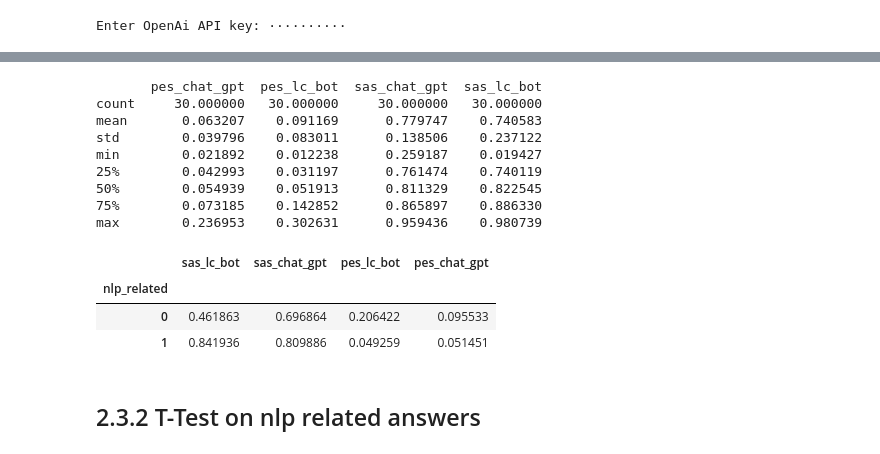
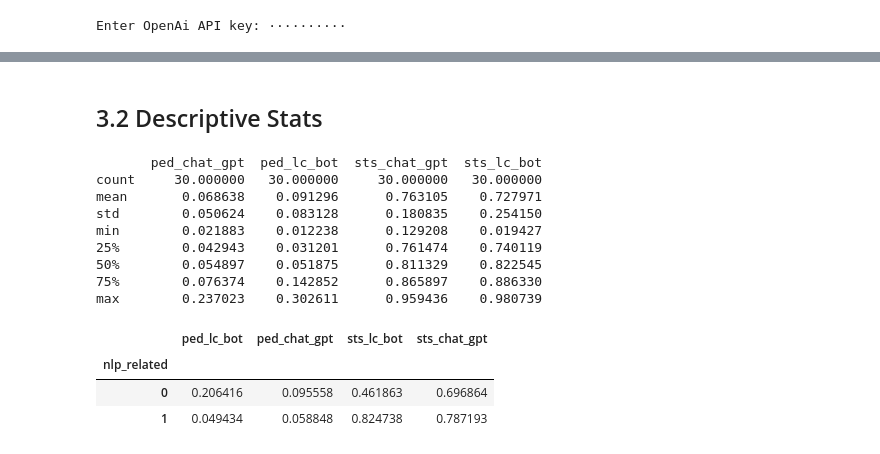
Before and after one commit to 3lle4/Lingception, a Jupyter notebook: lingception_eval.ipynb, the cells around one changed output, grey strips where cells are left out. Saved outputs shown, nothing was run; the diff lists cells and outputs as text; code cells hidden in the pictures.

```diff
--- a/lingception_eval.ipynb
+++ b/lingception_eval.ipynb
@@ -75,10 +76,10 @@ os.environ["OPENAI_API_KEY"] = OPENAI_API_KEY
 evaluator = load_evaluator("pairwise_embedding_distance")
 # %%
 # Pairwise Embedding Score for Expert/Lingception Bot
-df['pes_lc_bot'] = df.apply(lambda row: evaluator({'prediction_b': row['expert'], 'prediction': row['lc_bot']})['score'], axis=1)
+df['ped_lc_bot'] = df.apply(lambda row: evaluator({'prediction_b': row['expert'], 'prediction': row['lc_bot']})['score'], axis=1)
 # %%
 # Pairwise Embedding Score for Expert/ChatGPT
-df['pes_chat_gpt'] = df.apply(lambda row: evaluator({'prediction_b': row['expert'], 'prediction': row['chat_gpt']})['score'], axis=1)
+df['ped_chat_gpt'] = df.apply(lambda row: evaluator({'prediction_b': row['expert'], 'prediction': row['chat_gpt']})['score'], axis=1)
 # %%
 df
 # %% [output]
@@ -112,10 +113,10 @@ The chosen model calculates the cosine similarity of two given output texts.
 
 Model: [all-mpnet-base-v2](https://huggingface.co/sentence-transformers/all-mpnet-base-v2), Benchmark: [sbert.net](https://www.sbert.net/docs/pretrained_models.html)
 # %%
-# Semantic Answer Similarity for Expert / Lingception Bot
+# Semantic Textual Similarity for Expert / Lingception Bot
 model = SentenceTransformer('all-MiniLM-L6-v2')
 
-df['sas_lc_bot'] = float('NaN')
+df['sts_lc_bot'] = float('NaN')
 
 for index, row in df.iterrows():
     expert_text = row['expert']
@@ -124,10 +125,10 @@ for index, row in df.iterrows():
     expert_embedding = model.encode(expert_text, convert_to_tensor=True)
     chat_gpt_embedding = model.encode(chat_gpt_text, convert_to_tensor=True)
 
-    df.at[index, 'sas_lc_bot'] = util.pytorch_cos_sim(expert_embedding, chat_gpt_embedding).item()
+    df.at[index, 'sts_lc_bot'] = util.pytorch_cos_sim(expert_embedding, chat_gpt_embedding).item()
 # %%
-# Semantic Answer Similarity for Expert / ChatGPT
-df['sas_chat_gpt'] = float('NaN')
+# Semantic Textual Similarity for Expert / ChatGPT
+df['sts_chat_gpt'] = float('NaN')
 
 for index, row in df.iterrows():
     expert_text = row['expert']
@@ -136,7 +137,7 @@ for index, row in df.iterrows():
     expert_embedding = model.encode(expert_text, convert_to_tensor=True)
     chat_gpt_embedding = model.encode(chat_gpt_text, convert_to_tensor=True)
 
-    df.at[index, 'sas_chat_gpt'] = util.pytorch_cos_sim(expert_embedding, chat_gpt_embedding).item()
+    df.at[index, 'sts_chat_gpt'] = util.pytorch_cos_sim(expert_embedding, chat_gpt_embedding).item()
 # %%
 df
 # %% [output]
@@ -162,30 +168,30 @@ df
+# %% [markdown]
+## 3.2 Descriptive Stats
 # %%
 # summary statistics
-summary_stats = df[['pes_chat_gpt','pes_lc_bot', 'sas_chat_gpt', 'sas_lc_bot']].describe()
+summary_stats = df[['ped_chat_gpt','ped_lc_bot', 'sts_chat_gpt', 'sts_lc_bot']].describe()
 
 print(summary_stats)
 # %% [output]
-       pes_chat_gpt  pes_lc_bot  sas_chat_gpt  sas_lc_bot
+       ped_chat_gpt  ped_lc_bot  sts_chat_gpt  sts_lc_bot
 count     30.000000   30.000000     30.000000   30.000000
-mean       0.063207    0.091169      0.779747    0.740583
-std        0.039796    0.083011      0.138506    0.237122
-min        0.021892    0.012238      0.259187    0.019427
-25%        0.042993    0.031197      0.761474    0.740119
-50%        0.054939    0.051913      0.811329    0.822545
-75%        0.073185    0.142852      0.865897    0.886330
-max        0.236953    0.302631      0.959436    0.980739
+mean       0.068638    0.091296      0.763105    0.727971
+std        0.050624    0.083128      0.180835    0.254150
+min        0.021883    0.012238      0.129208    0.019427
+25%        0.042943    0.031201      0.761474    0.740119
+50%        0.054897    0.051875      0.811329    0.822545
+75%        0.076374    0.142852      0.865897    0.886330
+max        0.237023    0.302611      0.959436    0.980739
 # %%
 # Calculate the means based on the 'nlp_related' column
-grouped_means = df.groupby('nlp_related')[['sas_lc_bot', 'sas_chat_gpt', 'pes_lc_bot', 'pes_chat_gpt']].mean()
+grouped_means = df.groupby('nlp_related')[['ped_lc_bot', 'ped_chat_gpt','sts_lc_bot', 'sts_chat_gpt']].mean()
 
 grouped_means
 # %% [output]
-|  | sas_lc_bot | sas_chat_gpt | pes_lc_bot | pes_chat_gpt |
+|  | ped_lc_bot | ped_chat_gpt | sts_lc_bot | sts_chat_gpt |
 | nlp_related |  |  |  |  |
-| 0 | 0.461863 | 0.696864 | 0.206422 | 0.095533 |
-| 1 | 0.841936 | 0.809886 | 0.049259 | 0.051451 |
+| 0 | 0.206416 | 0.095558 | 0.461863 | 0.696864 |
+| 1 | 0.049434 | 0.058848 | 0.824738 | 0.787193 |
-# %% [markdown]
-## 2.3.2 T-Test on nlp related answers
 # %%
 # new df from just the nlp related answers
 nlp_df = df[df['nlp_related'] == 1]
```
Also changed, not shown: parts of 18 cells of this notebook.
